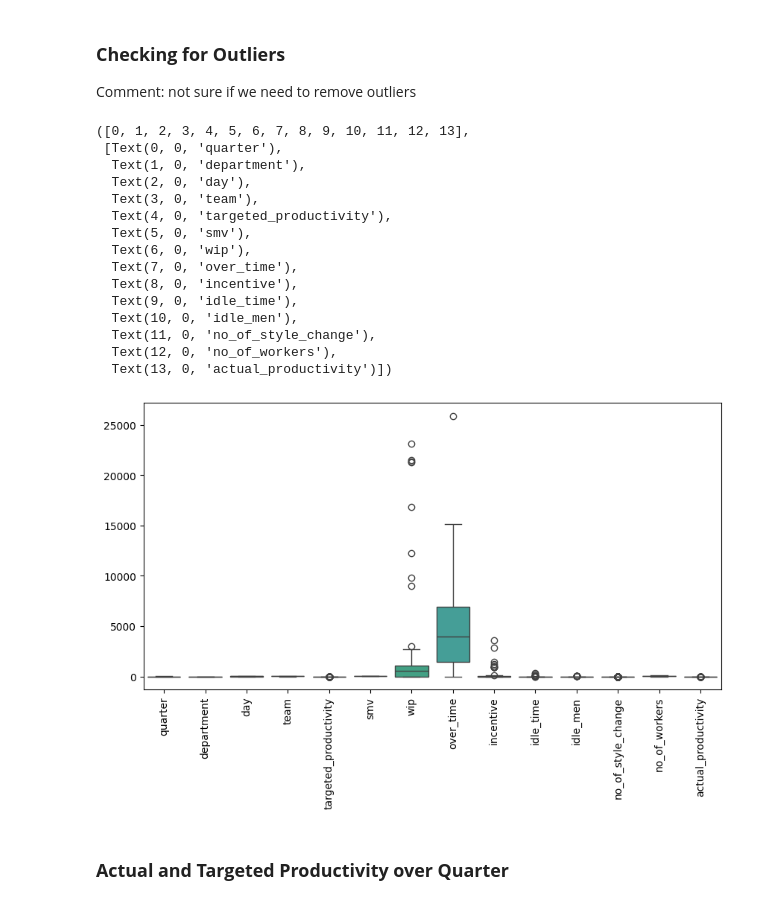
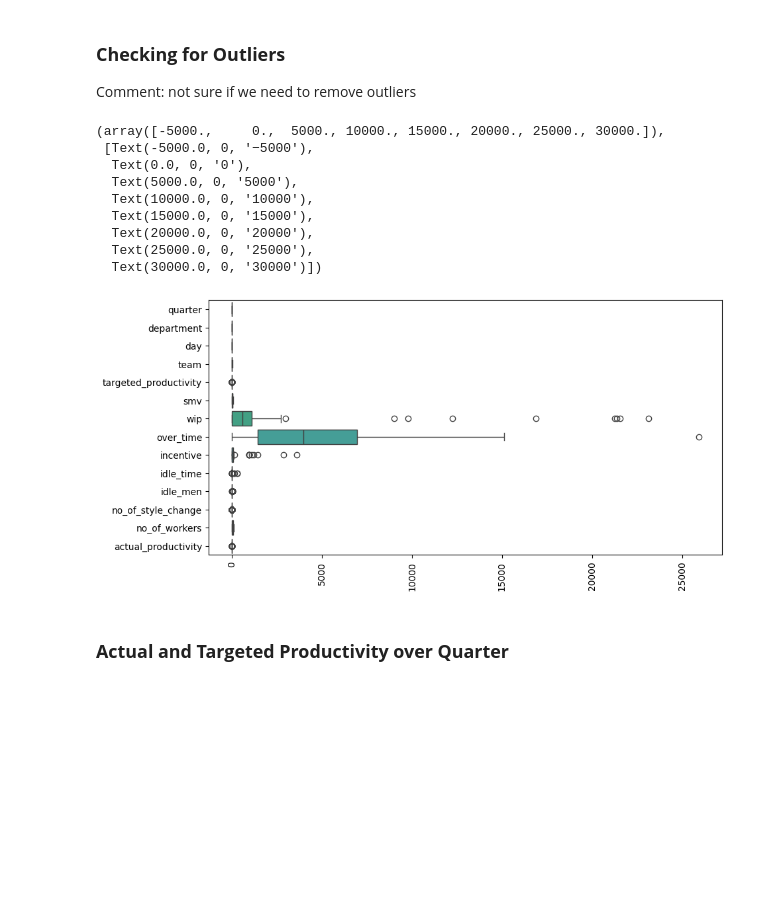
Before and after one commit to quinzonjosh/STINTSY-MCO, a Jupyter notebook: main.ipynb, the cells around one changed output. Drawn from its saved outputs; the diff is of its cells as text; code cells hidden in the pictures; blank space fills up the shorter version.

```diff
--- a/main.ipynb
+++ b/main.ipynb
@@ -239,25 +233,19 @@ plt.show()
 Comment: not sure if we need to remove outliers
 # %%
 plt.figure(figsize=(10,5))
-p = sns.boxplot(data = df_copy, orient ='v',width=0.8)
+p = sns.boxplot(data = df_copy, orient ='h',width=0.8)
 plt.xticks(rotation=90)
 # %% [output]
-([0, 1, 2, 3, 4, 5, 6, 7, 8, 9, 10, 11, 12, 13],
- [Text(0, 0, 'quarter'),
-  Text(1, 0, 'department'),
-  Text(2, 0, 'day'),
-  Text(3, 0, 'team'),
-  Text(4, 0, 'targeted_productivity'),
-  Text(5, 0, 'smv'),
-  Text(6, 0, 'wip'),
-  Text(7, 0, 'over_time'),
-  Text(8, 0, 'incentive'),
-  Text(9, 0, 'idle_time'),
-  Text(10, 0, 'idle_men'),
-  Text(11, 0, 'no_of_style_change'),
-  Text(12, 0, 'no_of_workers'),
-  Text(13, 0, 'actual_productivity')])
+(array([-5000.,     0.,  5000., 10000., 15000., 20000., 25000., 30000.]),
+ [Text(-5000.0, 0, '−5000'),
+  Text(0.0, 0, '0'),
+  Text(5000.0, 0, '5000'),
+  Text(10000.0, 0, '10000'),
+  Text(15000.0, 0, '15000'),
+  Text(20000.0, 0, '20000'),
+  Text(25000.0, 0, '25000'),
+  Text(30000.0, 0, '30000')])
-[figure, old version]
+[figure, new version]
 # %% [markdown]
 ### **Actual and Targeted Productivity over Quarter**
 # %%
```
Also changed, not shown: parts of 105 cells of this notebook.
